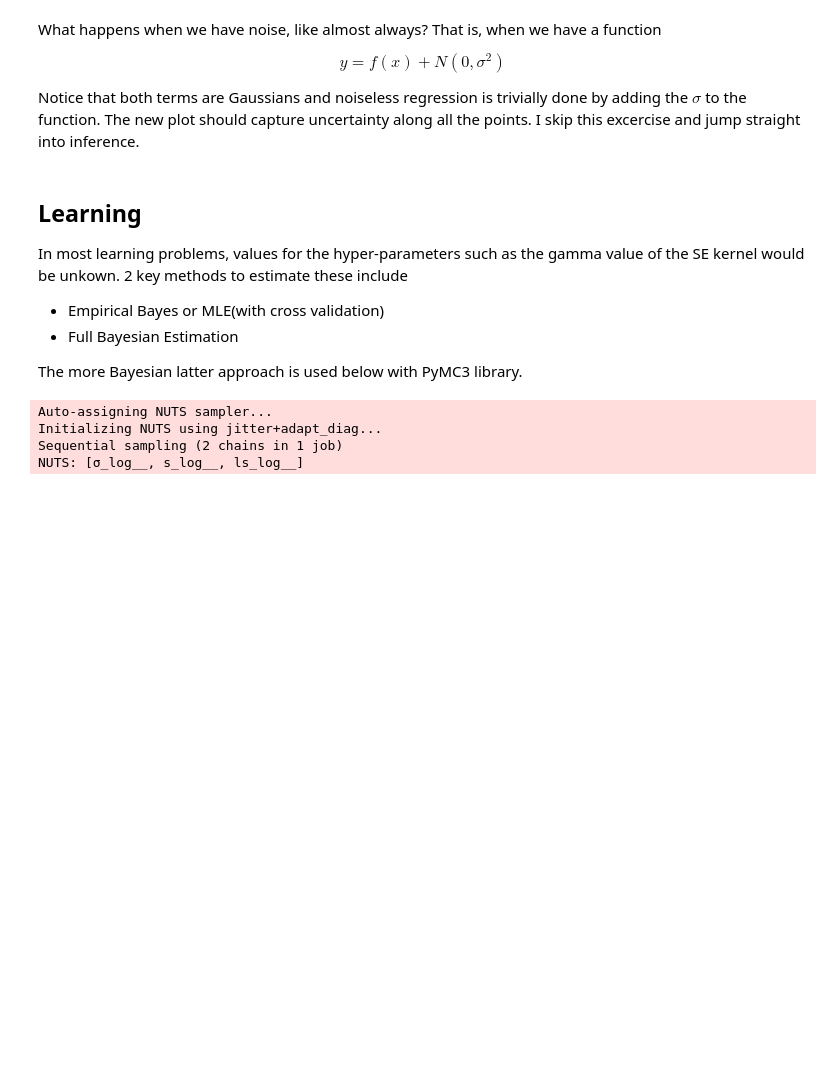
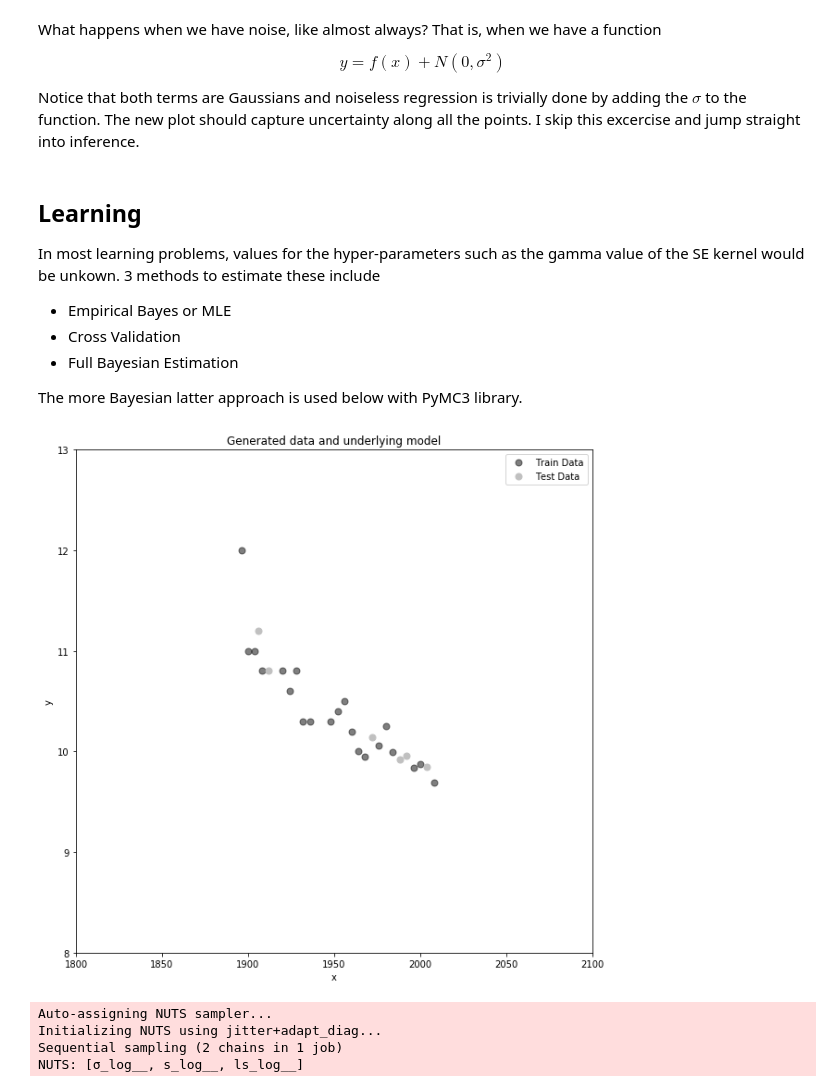
Before and after one commit to shehel/Bayesian_Learning, a Jupyter notebook: GP_regression.ipynb, the cells around one changed output. Cells and saved outputs as stored; diff of their text form; code cells hidden in the pictures; blank space fills up the shorter version.

```diff
--- a/GP_regression.ipynb
+++ b/GP_regression.ipynb
@@ -135,8 +135,9 @@ $$y = f(x) + N(0,\sigma^2)$$
 Notice that both terms are Gaussians and noiseless regression is trivially done by adding the $\sigma$ to the function. The new plot should capture uncertainty along all the points. I skip this excercise and jump straight into inference.
 # %% [markdown]
 ## Learning
-In most learning problems, values for the hyper-parameters such as the gamma value of the SE kernel would be unkown. 2 key methods to estimate these include
-- Empirical Bayes or MLE(with cross validation)
+In most learning problems, values for the hyper-parameters such as the gamma value of the SE kernel would be unkown. 3 methods to estimate these include
+- Empirical Bayes or MLE
+- Cross Validation
 - Full Bayesian Estimation
 
 The more Bayesian latter approach is used below with PyMC3 library.
@@ -150,9 +151,15 @@ daty = olympics[:,1]
 X_train, X_test, y, y_test = train_test_split(
             datx, daty, test_size=0.2)
 # %%
-fig = plt.figure()
+fig = plt.figure(figsize=(10,10))
+
 ax = fig.add_subplot(111, xlabel='x', ylabel='y', title='Generated data and underlying model')
-ax.plot(datx, daty, 'x', label='sampled data')
+ax.plot(X_train, y, 'ok', ms=7, alpha=0.5, label="Train Data", c='black')
+ax.plot(X_test, y_test, 'ok', ms=7, alpha=1, label="Test Data", c='silver')
+ax.set_ylim([8,13]);
+ax.set_xlim([1800,2100]);
 plt.legend(loc=0);
+# %% [output]
+[figure, added]
 # %%
 with pm.Model() as model:
```
Also changed, not shown: parts of 10 cells of this notebook, 1 other file.
